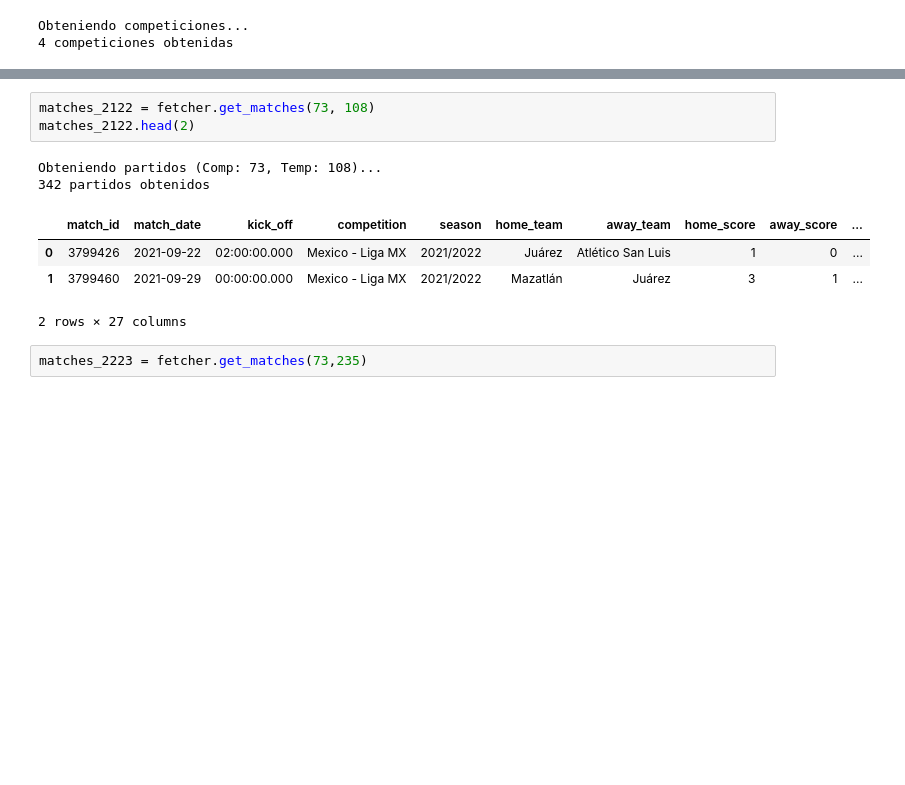
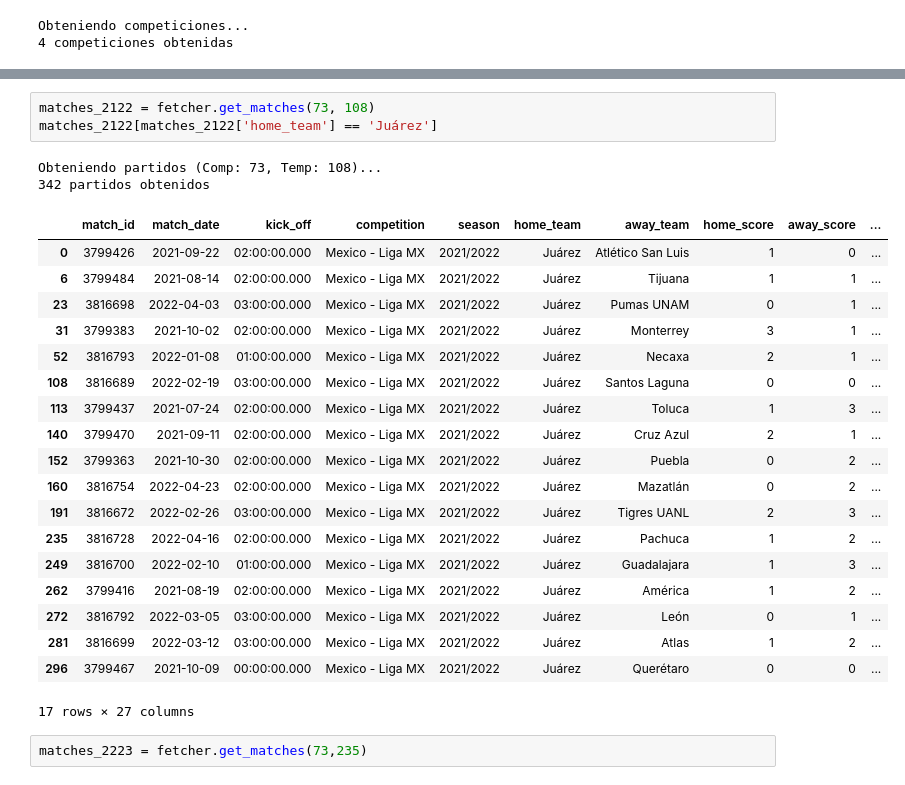
Before and after one commit to Jaimeum/Hackathon-America, a Jupyter notebook: notebooks/Prueba1.ipynb, the cells around one changed output, grey strips where cells are left out. Drawn from its saved outputs; the diff is of its cells as text; blank space fills up the shorter version.

```diff
--- a/notebooks/Prueba1.ipynb
+++ b/notebooks/Prueba1.ipynb
@@ -51,13 +51,28 @@ competitions
 # %%
 matches_2122 = fetcher.get_matches(73, 108)
-matches_2122.head(2)
+matches_2122[matches_2122['home_team'] == 'Juárez']
 # %% [output]
 Obteniendo partidos (Comp: 73, Temp: 108)...
 342 partidos obtenidos
 |  | match_id | match_date | kick_off | competition | season | home_team | away_team | home_score | away_score | ... |
 | 0 | 3799426 | 2021-09-22 | 02:00:00.000 | Mexico - Liga MX | 2021/2022 | Juárez | Atlético San Luis | 1 | 0 | ... |
-| 1 | 3799460 | 2021-09-29 | 00:00:00.000 | Mexico - Liga MX | 2021/2022 | Mazatlán | Juárez | 3 | 1 | ... |
+| 6 | 3799484 | 2021-08-14 | 02:00:00.000 | Mexico - Liga MX | 2021/2022 | Juárez | Tijuana | 1 | 1 | ... |
+| 23 | 3816698 | 2022-04-03 | 03:00:00.000 | Mexico - Liga MX | 2021/2022 | Juárez | Pumas UNAM | 0 | 1 | ... |
+| 31 | 3799383 | 2021-10-02 | 02:00:00.000 | Mexico - Liga MX | 2021/2022 | Juárez | Monterrey | 3 | 1 | ... |
+| 52 | 3816793 | 2022-01-08 | 01:00:00.000 | Mexico - Liga MX | 2021/2022 | Juárez | Necaxa | 2 | 1 | ... |
+| 108 | 3816689 | 2022-02-19 | 03:00:00.000 | Mexico - Liga MX | 2021/2022 | Juárez | Santos Laguna | 0 | 0 | ... |
+| 113 | 3799437 | 2021-07-24 | 02:00:00.000 | Mexico - Liga MX | 2021/2022 | Juárez | Toluca | 1 | 3 | ... |
+| 140 | 3799470 | 2021-09-11 | 02:00:00.000 | Mexico - Liga MX | 2021/2022 | Juárez | Cruz Azul | 2 | 1 | ... |
+| 152 | 3799363 | 2021-10-30 | 02:00:00.000 | Mexico - Liga MX | 2021/2022 | Juárez | Puebla | 0 | 2 | ... |
+| 160 | 3816754 | 2022-04-23 | 02:00:00.000 | Mexico - Liga MX | 2021/2022 | Juárez | Mazatlán | 0 | 2 | ... |
+| 191 | 3816672 | 2022-02-26 | 03:00:00.000 | Mexico - Liga MX | 2021/2022 | Juárez | Tigres UANL | 2 | 3 | ... |
+| 235 | 3816728 | 2022-04-16 | 02:00:00.000 | Mexico - Liga MX | 2021/2022 | Juárez | Pachuca | 1 | 2 | ... |
+| 249 | 3816700 | 2022-02-10 | 01:00:00.000 | Mexico - Liga MX | 2021/2022 | Juárez | Guadalajara | 1 | 3 | ... |
+| 262 | 3799416 | 2021-08-19 | 02:00:00.000 | Mexico - Liga MX | 2021/2022 | Juárez | América | 1 | 2 | ... |
+| 272 | 3816792 | 2022-03-05 | 03:00:00.000 | Mexico - Liga MX | 2021/2022 | Juárez | León | 0 | 1 | ... |
+| 281 | 3816699 | 2022-03-12 | 03:00:00.000 | Mexico - Liga MX | 2021/2022 | Juárez | Atlas | 1 | 2 | ... |
+| 296 | 3799467 | 2021-10-09 | 00:00:00.000 | Mexico - Liga MX | 2021/2022 | Juárez | Querétaro | 0 | 0 | ... |
-2 rows × 27 columns
+17 rows × 27 columns
 # %%
 matches_2223 = fetcher.get_matches(73,235)
 # %% [output]
```
Also changed, not shown: parts of 1 cell of this notebook.
